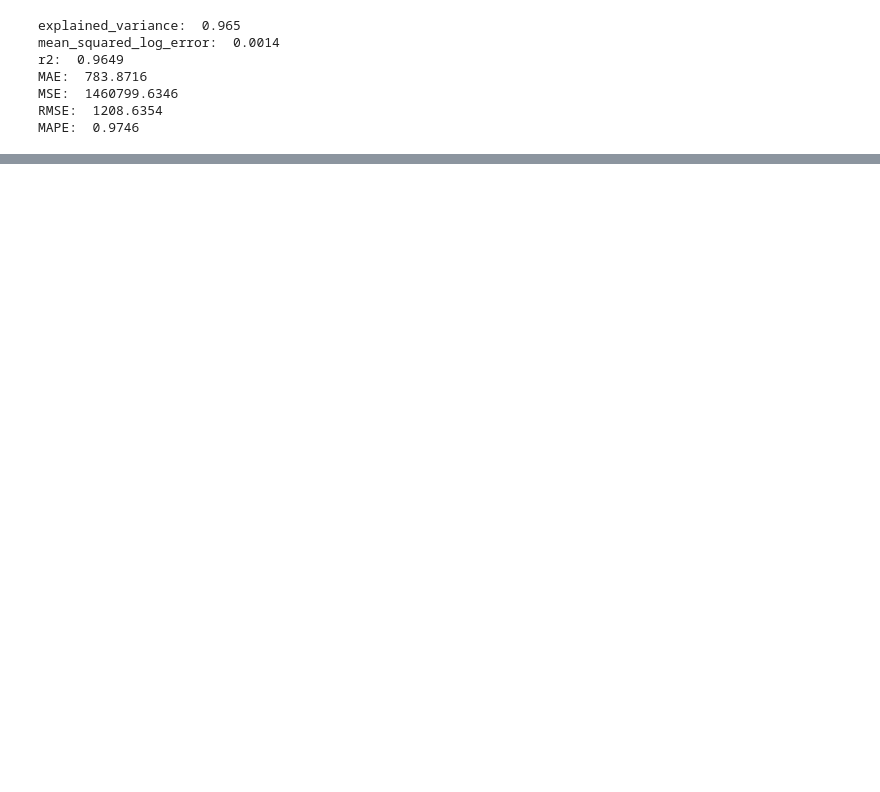
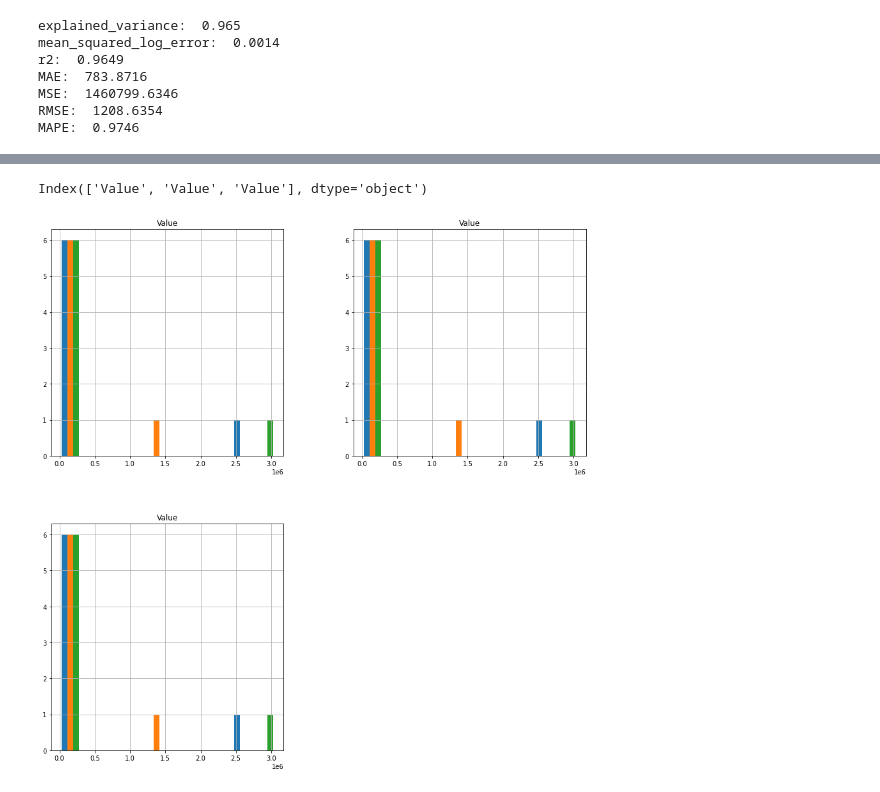
Before and after one commit to thedeveloper2104/NASH_2023_bro_code, a Jupyter notebook: NASH_Bro_Code_Energy_Streamliner.ipynb, the cells around one changed output, grey strips where cells are left out. Saved outputs shown, nothing was run; the diff lists cells and outputs as text; code cells hidden in the pictures; blank space fills up the shorter version.

```diff
--- a/NASH_Bro_Code_Energy_Streamliner.ipynb
+++ b/NASH_Bro_Code_Energy_Streamliner.ipynb
@@ -485,6 +505,7 @@ def regression_results(y_true, y_pred):
 # %%
 #Apply function and print results for XGBoost
-regression_results(y_test['PowerConsumption_Zone1'], y_test['prediction_for_zone_1'])
+xboost_matrics_df = regression_results(y_test['PowerConsumption_Zone1'], y_test['prediction_for_zone_1'])
+print(xboost_matrics_df)
 # %% [output]
 explained_variance:  0.944
 mean_squared_log_error:  0.0024
@@ -496,6 +525,6 @@ MAPE:  0.9634
 # %%
 #Apply function and print results for linear regression
-regression_results(y_test_linear['PowerConsumption_Zone1'], y_test_linear['prediction_for_zone_1'])
+linear_matrics_df = regression_results(y_test_linear['PowerConsumption_Zone1'], y_test_linear['prediction_for_zone_1'])
 # %% [output]
 explained_variance:  0.965
 mean_squared_log_error:  0.0014
@@ -506,5 +535,5 @@ RMSE:  1208.6354
 MAPE:  0.9746
 # %%
 #Apply function and print results for random forest
-regression_results(y_test_rf['PowerConsumption_Zone1'], y_test_rf['prediction_for_zone_1'])
+rf_matrics_df = regression_results(y_test_rf['PowerConsumption_Zone1'], y_test_rf['prediction_for_zone_1'])
 # %% [output]
@@ -517,0 +547,7 @@ MAPE:  0.9637
+# %%
+linear_matrics_df = linear_matrics_df.reset_index(drop=True)
+rf_matrics_df = rf_matrics_df.reset_index(drop=True)
+
+
+
+merged_error_matrics = pd.concat([xboost_matrics_df, linear_matrics_df, rf_matrics_df], axis=1)
@@ -517,0 +605,9 @@ MAPE:  0.9637
+# %%
+merged_error_matrics.columns
+# %% [output]
+Index(['Value', 'Value', 'Value'], dtype='object')
+# %%
+merged_error_matrics.hist(figsize=(15,15))
+plt.show()
+# %% [output]
+[figure, added]
```
Also changed, not shown: parts of 12 cells of this notebook.
